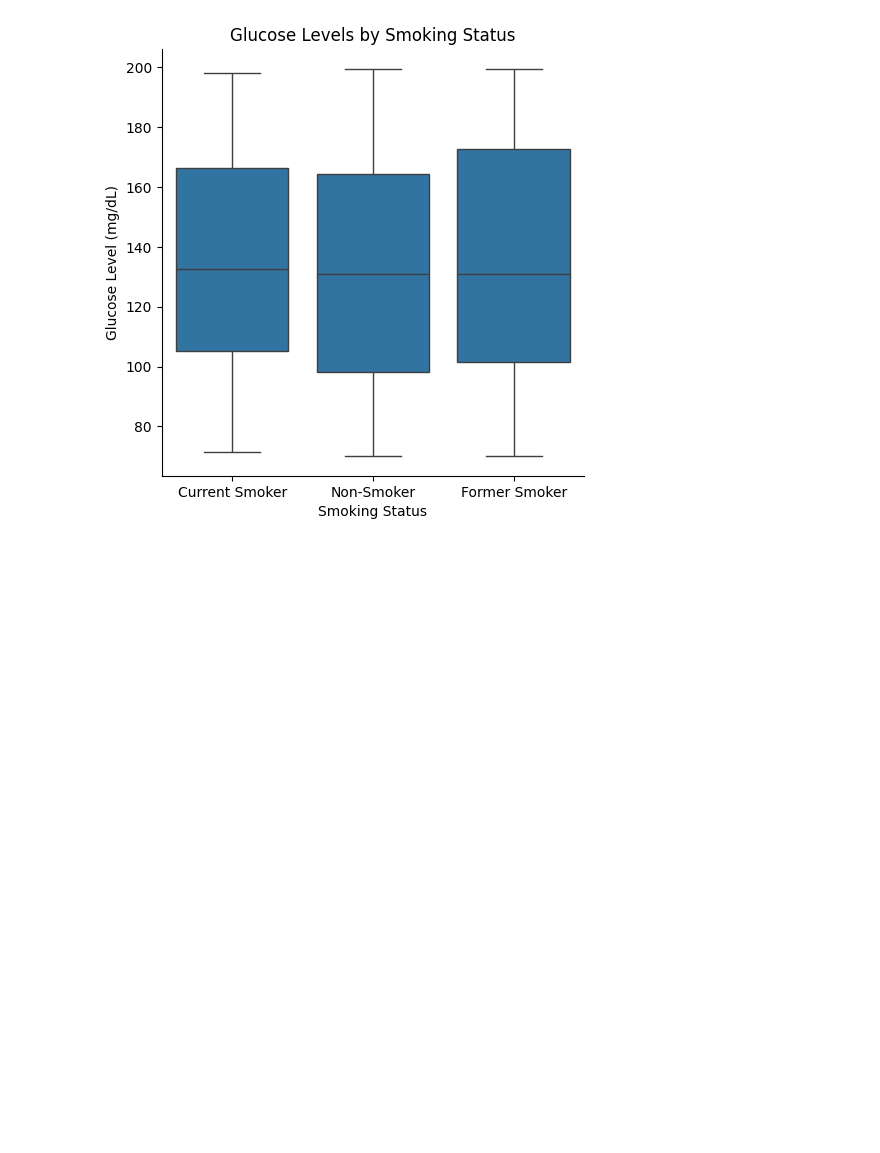
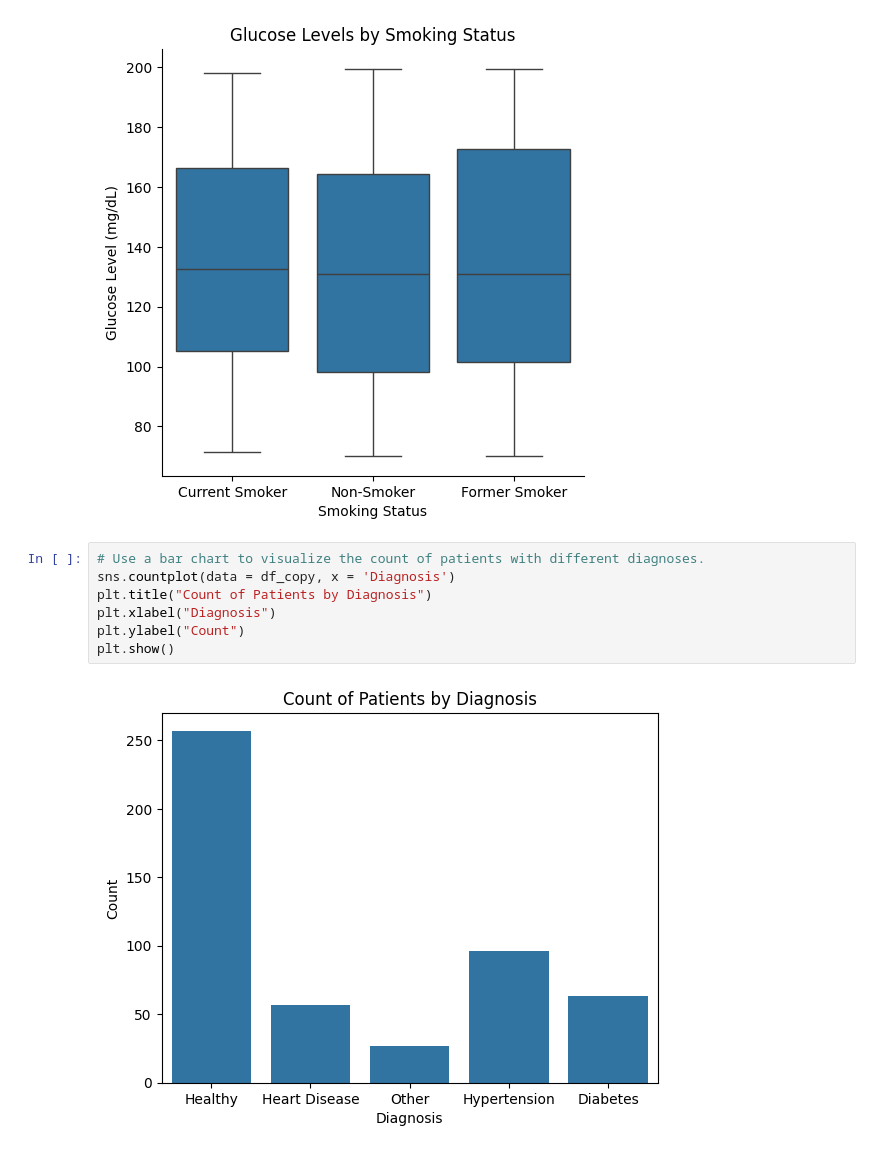
Before and after one commit to OfficiallyXenos/Sample-Healthcare-Analysis, a Jupyter notebook: healthcare_project.ipynb, the cells around one changed output. Cells and saved outputs as stored; diff of their text form; blank space fills up the shorter version.

```diff
--- a/healthcare_project.ipynb
+++ b/healthcare_project.ipynb
@@ -243,3 +243,12 @@ plt.ylabel("Glucose Level (mg/dL)")
 plt.show()
 # %% [output]
 [figure]
+# %%
+# Use a bar chart to visualize the count of patients with different diagnoses.
+sns.countplot(data = df_copy, x = 'Diagnosis')
+plt.title("Count of Patients by Diagnosis")
+plt.xlabel("Diagnosis")
+plt.ylabel("Count")
+plt.show()
+# %% [output]
+[figure, added]
```
Also changed, not shown: parts of 3 cells of this notebook.
